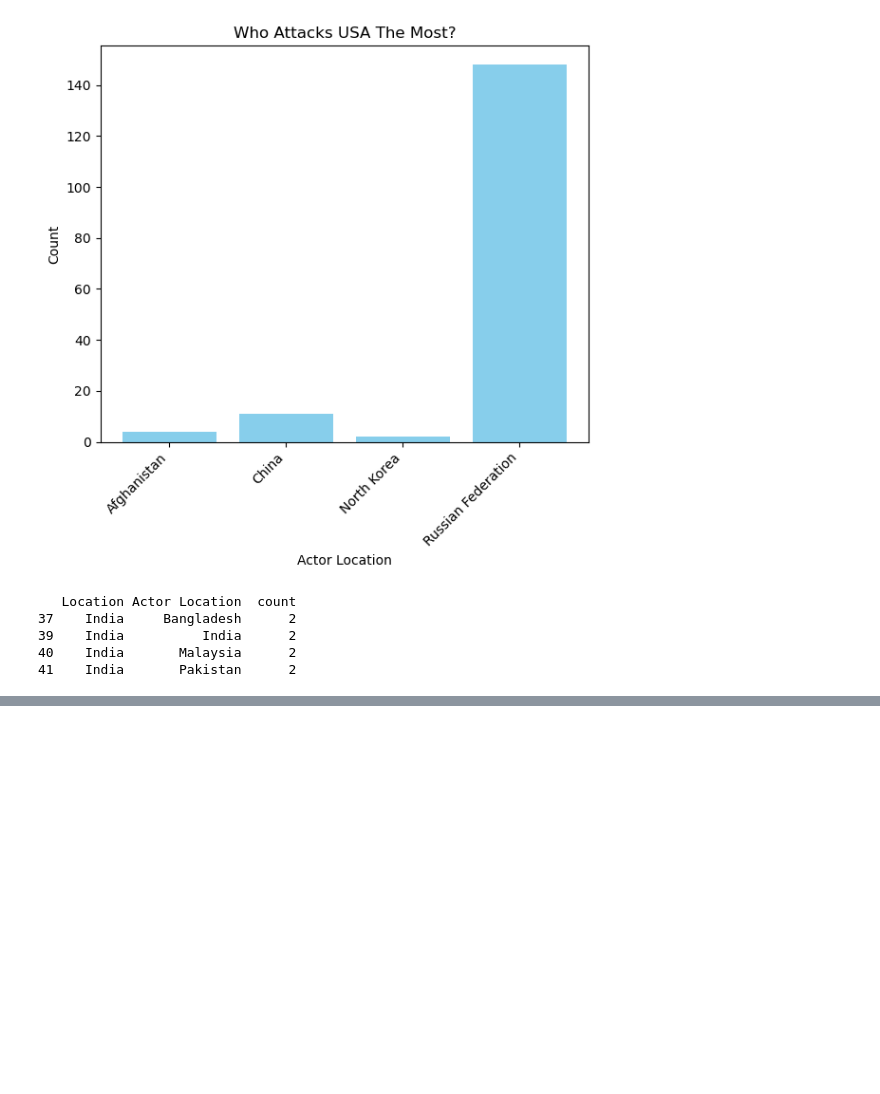
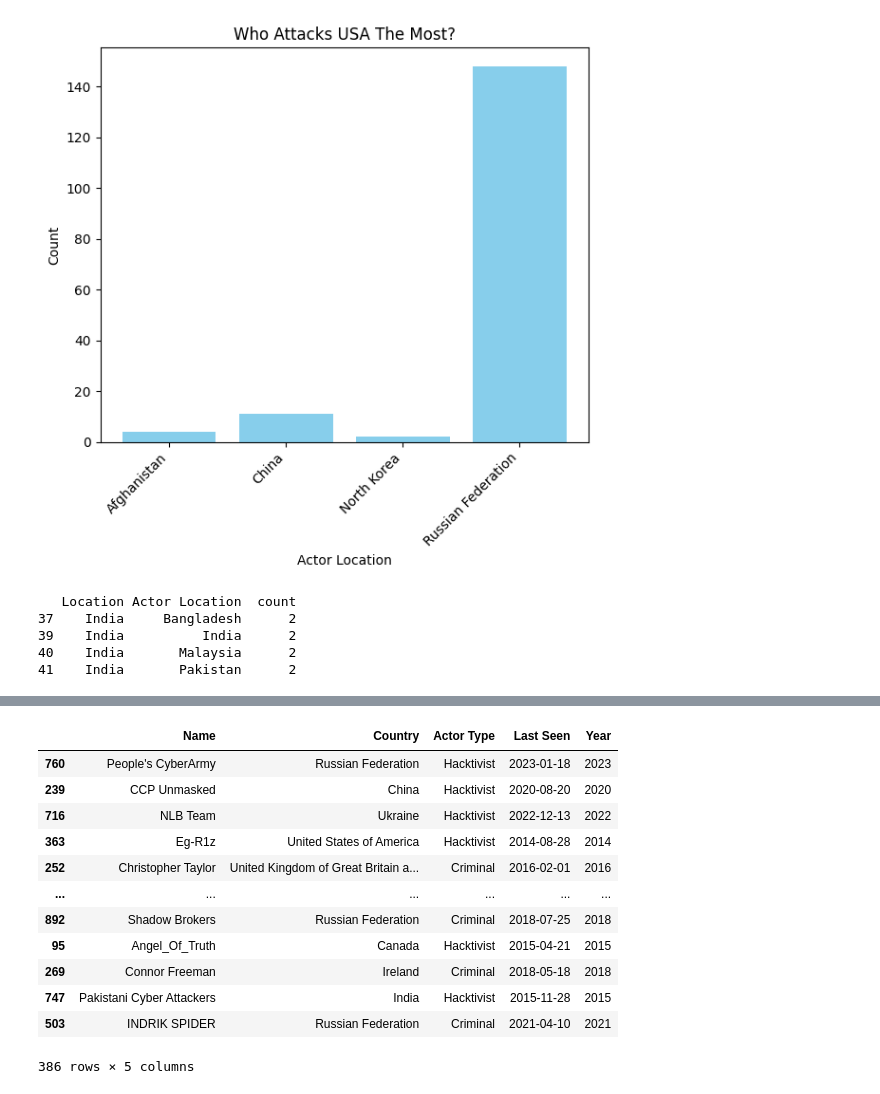
Before and after one commit to Sof0-0/CMPS3160_Project_CyberAttacks, a Jupyter notebook: DSProject.ipynb, the cells around one changed output, grey strips where cells are left out. Saved outputs shown, nothing was run; the diff lists cells and outputs as text; code cells hidden in the pictures; blank space fills up the shorter version.

```diff
--- a/DSProject.ipynb
+++ b/DSProject.ipynb
@@ -718,0 +753,21 @@ print(who_attacks_india)
+# %%
+# Split the dataset into the train and test set using fraction .8 (according to the regular train/test ratio 80:20)
+
+train_set = filtered_df.sample(frac=.8)
+test_set = filtered_df.drop(train_set.index)
+
+train_set
+# %% [output]
+|  | Name | Country | Actor Type | Last Seen | Year |
+| 760 | People's CyberArmy | Russian Federation | Hacktivist | 2023-01-18 | 2023 |
+| 239 | CCP Unmasked | China | Hacktivist | 2020-08-20 | 2020 |
+| 716 | NLB Team | Ukraine | Hacktivist | 2022-12-13 | 2022 |
+| 363 | Eg-R1z | United States of America | Hacktivist | 2014-08-28 | 2014 |
+| 252 | Christopher Taylor | United Kingdom of Great Britain a... | Criminal | 2016-02-01 | 2016 |
+| ... | ... | ... | ... | ... | ... |
+| 892 | Shadow Brokers | Russian Federation | Criminal | 2018-07-25 | 2018 |
+| 95 | Angel_Of_Truth | Canada | Hacktivist | 2015-04-21 | 2015 |
+| 269 | Connor Freeman | Ireland | Criminal | 2018-05-18 | 2018 |
+| 747 | Pakistani Cyber Attackers | India | Hacktivist | 2015-11-28 | 2015 |
+| 503 | INDRIK SPIDER | Russian Federation | Criminal | 2021-04-10 | 2021 |
+386 rows × 5 columns
```
Also changed, not shown: parts of 13 cells of this notebook.
